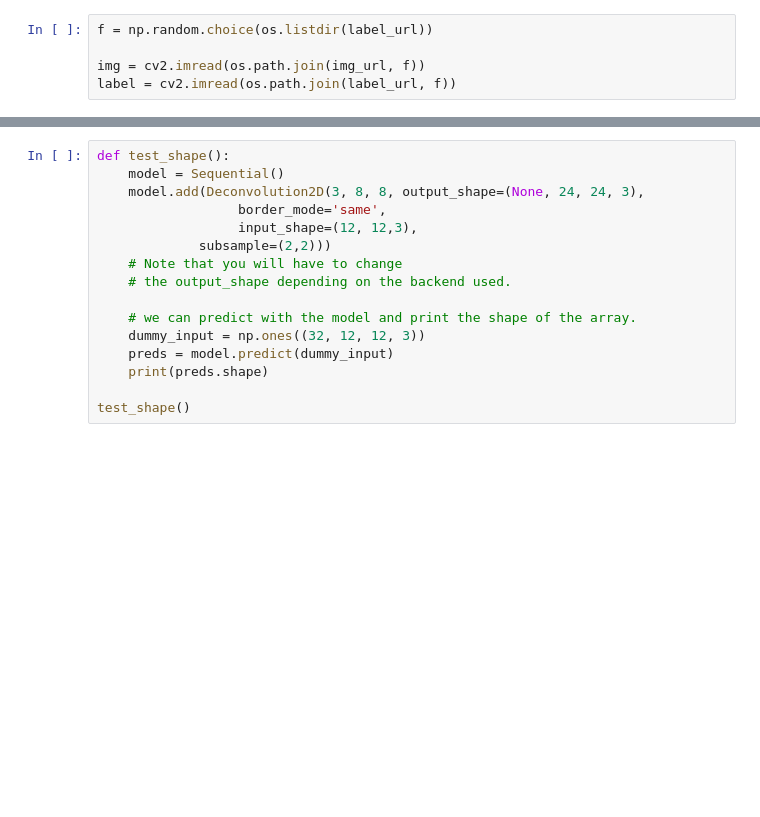
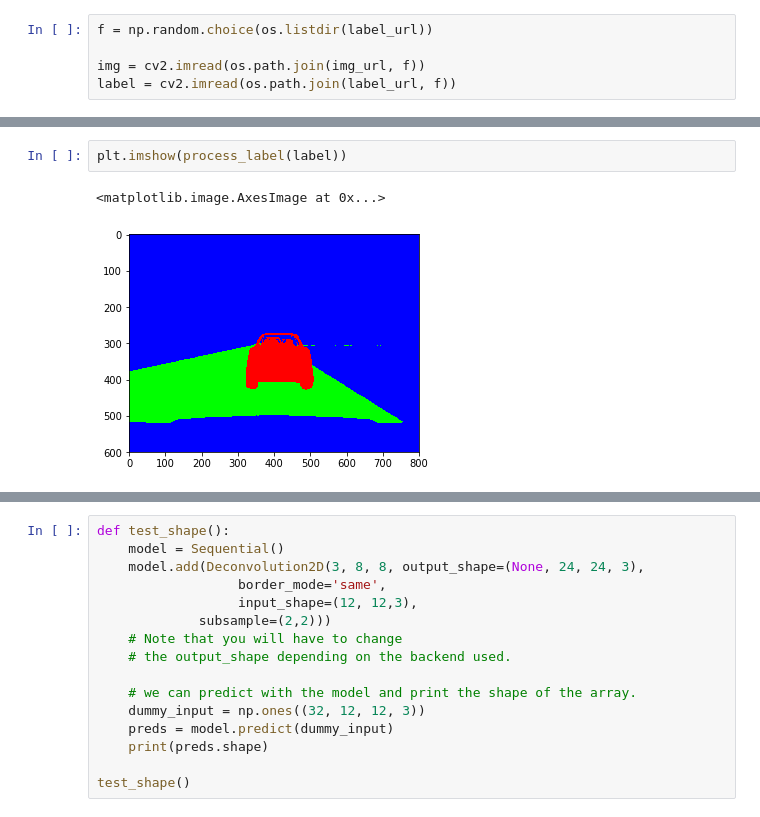
Before and after one commit to chiyuan-goh/lyft-perception-challenge, a Jupyter notebook: Untitled.ipynb, the cells around one changed output, grey strips where cells are left out. Saved outputs shown, nothing was run; the diff lists cells and outputs as text; blank space fills up the shorter version.

```diff
--- a/Untitled.ipynb
+++ b/Untitled.ipynb
@@ -35,3 +37,8 @@ plt.imshow(cv2.cvtColor(img, cv2.COLOR_BGR2RGB))
+# %%
+plt.imshow(process_label(label))
+# %% [output]
+<matplotlib.image.AxesImage at 0x...>
+[figure, added]
 # %%
 def process_label(yimg):
     #replace lane markings
```
Also changed, not shown: parts of 13 cells of this notebook, 2 other files.
